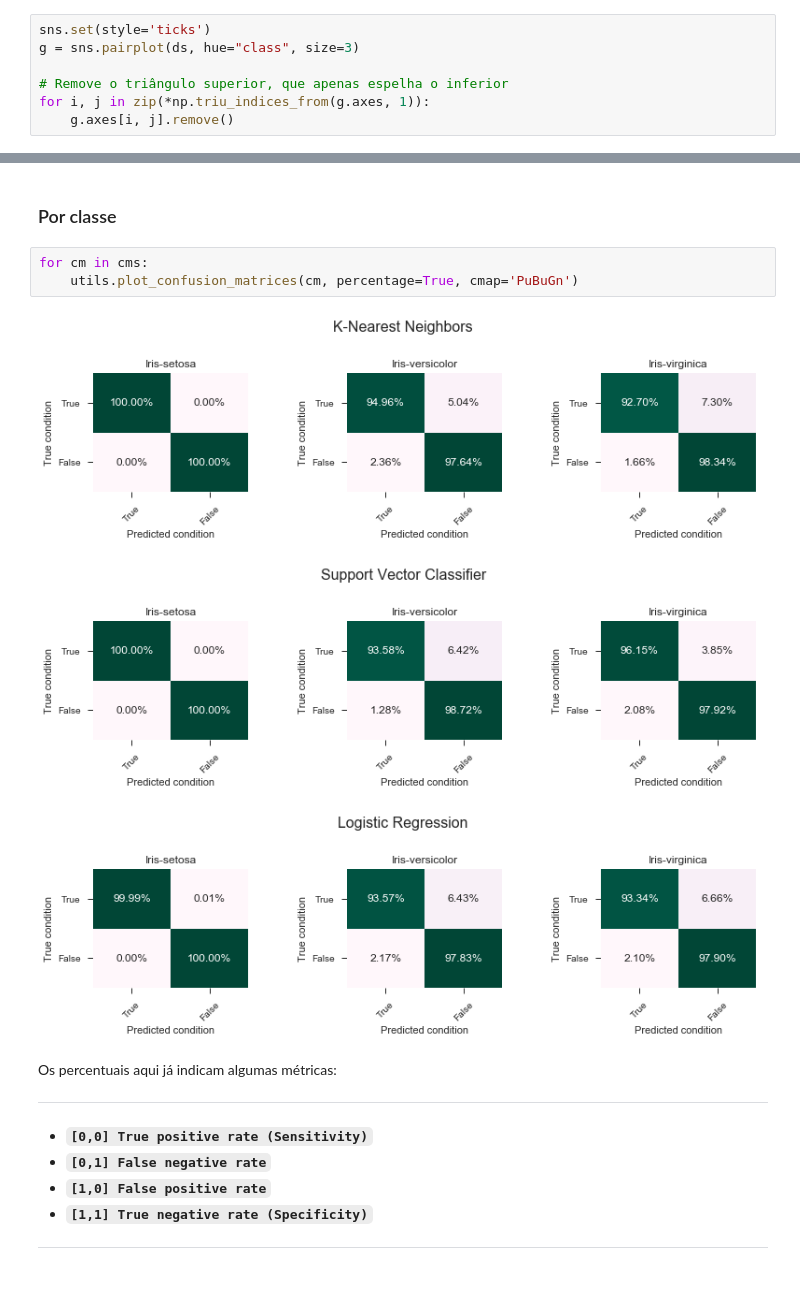
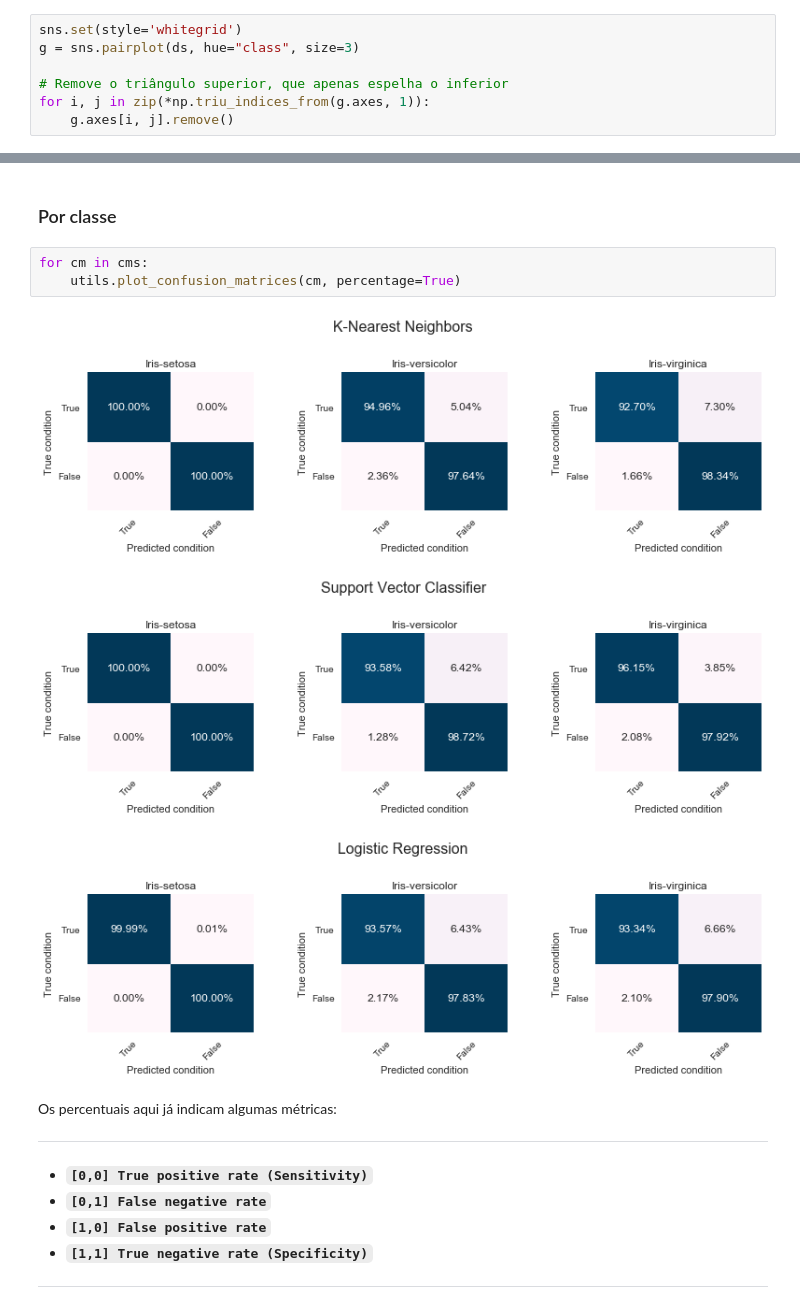
Before and after one commit to cristianokiu/desafio_datascience_intelivix_dez2016, a Jupyter notebook: Basico.ipynb, the cells around one changed output, grey strips where cells are left out. Drawn from its saved outputs; the diff is of its cells as text; blank space fills up the shorter version.

```diff
--- a/Basico.ipynb
+++ b/Basico.ipynb
@@ -59,7 +59,7 @@ ds.describe()
 ## Visualização
 * Análise bivariada com gráficos de dispersão entre os pares de variáveis, e univariada - histogramas na diagonal.
 # %%
-sns.set(style='ticks')
+sns.set(style='whitegrid')
 g = sns.pairplot(ds, hue="class", size=3)
 
 # Remove o triângulo superior, que apenas espelha o inferior
@@ -167,11 +167,11 @@ utils.plot_confusion_matrices(cms)
 ### Por classe
 # %%
 for cm in cms:
-    utils.plot_confusion_matrices(cm, percentage=True, cmap='PuBuGn')
+    utils.plot_confusion_matrices(cm, percentage=True)
 # %% [output]
-[figure, old version]
+[figure, new version]
-[figure, old version]
+[figure, new version]
-[figure, old version]
+[figure, new version]
 # %% [markdown]
 Os percentuais aqui já indicam algumas métricas:
 ***
```
Also changed, not shown: parts of 4 cells of this notebook, 1 other file.
